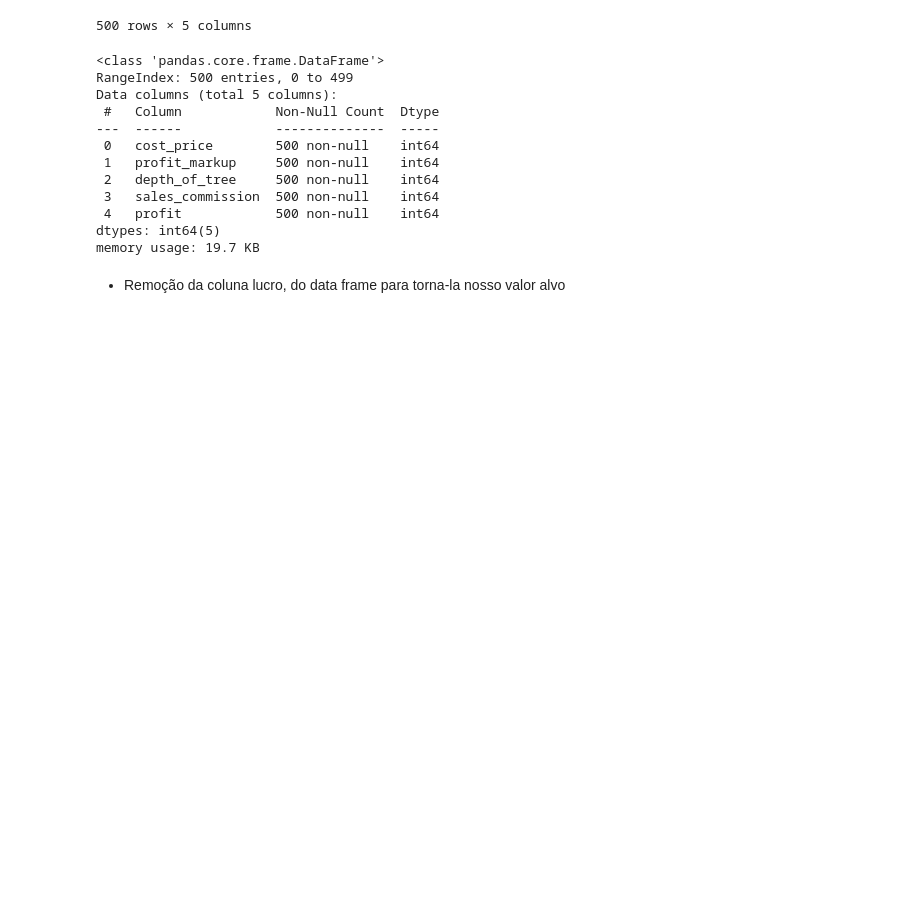
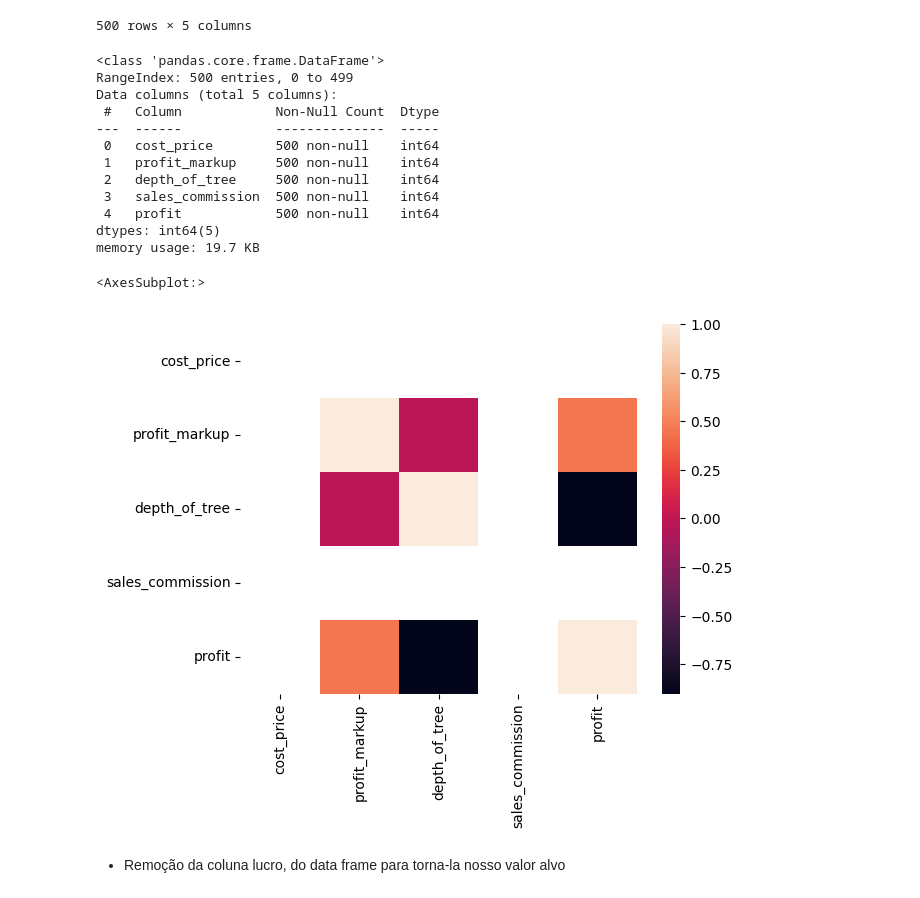
Before and after one commit to DanielSLucas/introducaoDataScience, a Jupyter notebook: praticando/pyramid scheme/pyramid.ipynb, the cells around one changed output. Drawn from its saved outputs; the diff is of its cells as text; code cells hidden in the pictures; blank space fills up the shorter version.

```diff
--- a/praticando/pyramid scheme/pyramid.ipynb
+++ b/praticando/pyramid scheme/pyramid.ipynb
@@ -54,6 +54,11 @@ Data columns (total 5 columns):
  4   profit            500 non-null    int64
 dtypes: int64(5)
 memory usage: 19.7 KB
+# %%
+sns.heatmap(df.corr())
+# %% [output]
+<AxesSubplot:>
+[figure, added]
 # %% [markdown]
 - Remoção da coluna lucro, do data frame para torna-la nosso valor alvo
 # %%
```
Also changed, not shown: parts of 9 cells of this notebook.
